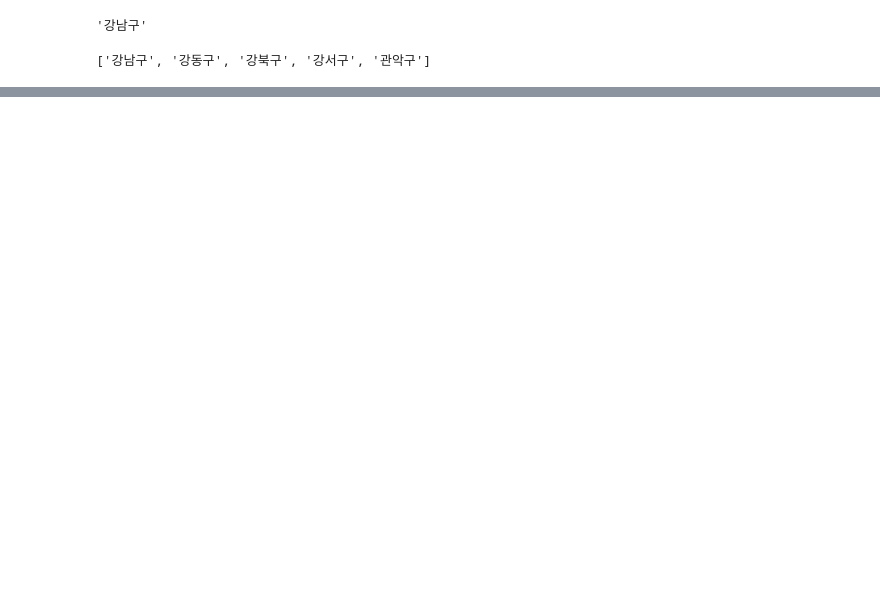
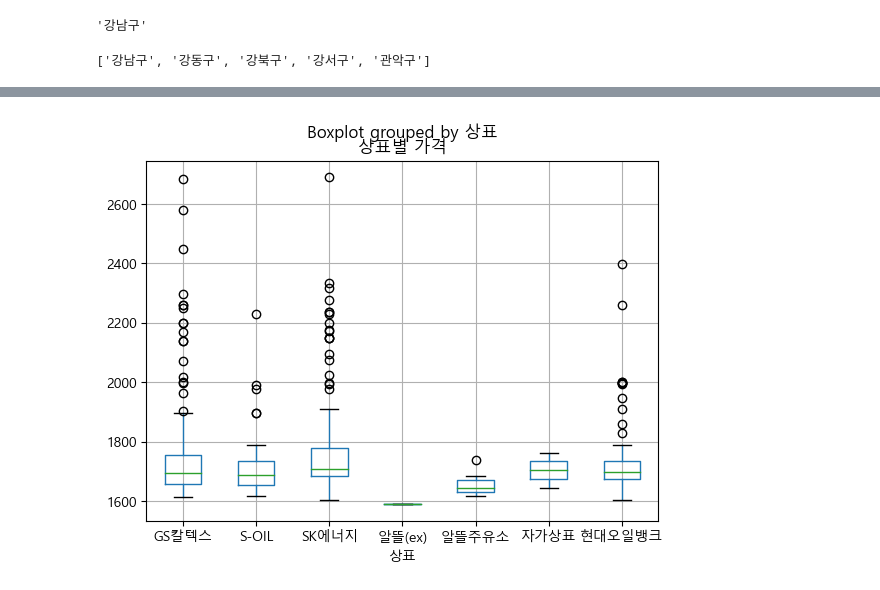
Before and after one commit to yumii2307/DataAnalysis_Lecture-2023.04, a Jupyter notebook: 05.Crawling/15.Opinet.ipynb, the cells around one changed output, grey strips where cells are left out. Drawn from its saved outputs; the diff is of its cells as text; code cells hidden in the pictures; blank space fills up the shorter version.

```diff
--- a/05.Crawling/15.Opinet.ipynb
+++ b/05.Crawling/15.Opinet.ipynb
@@ -58,0 +199,6 @@ Backtrace:
+# %%
+df.boxplot(column='가격', by='상표')
+plt.title('상표별 가격')
+plt.show()
+# %% [output]
+[figure, added]
```
Also changed, not shown: parts of 30 cells of this notebook, 1 other file.
